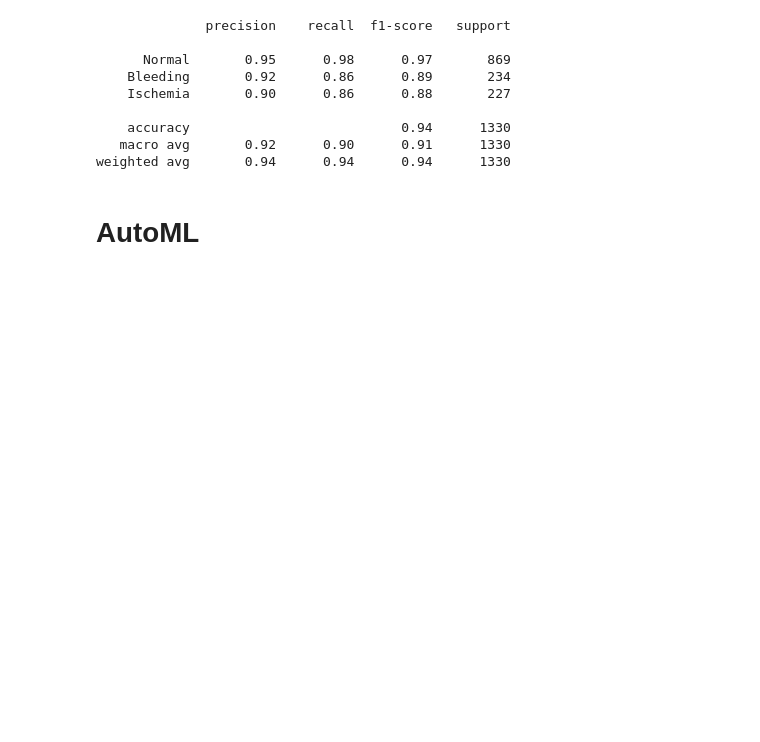
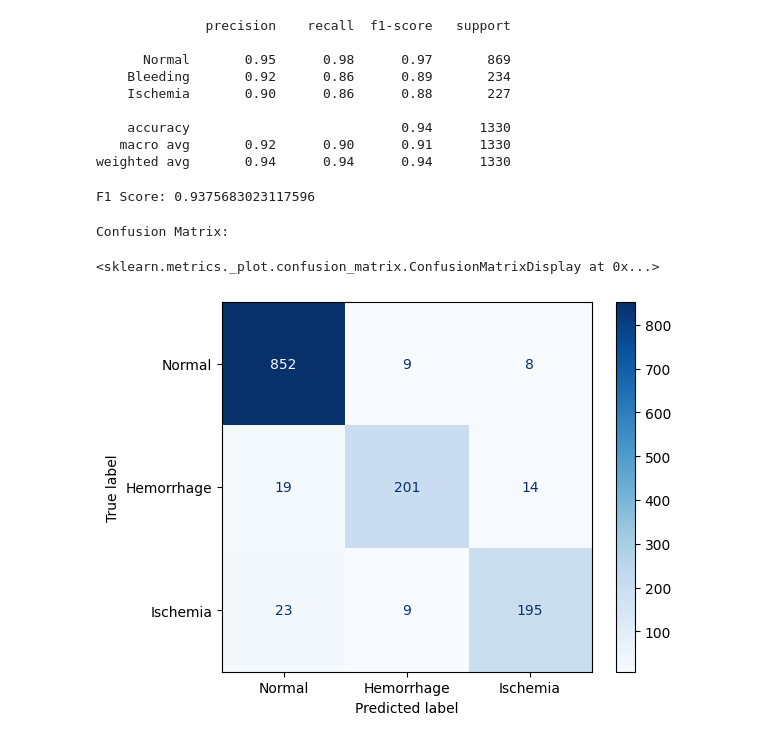
Before and after one commit to patrikpusztai10/AlexNet-with-SVM, a Jupyter notebook: AlexNet_SVM.ipynb, the cells around one changed output. Drawn from its saved outputs; the diff is of its cells as text; code cells hidden in the pictures; blank space fills up the shorter version.

Commit message:
Modified the confusion matrix names

```diff
--- a/AlexNet_SVM.ipynb
+++ b/AlexNet_SVM.ipynb
@@ -146,5 +146,3 @@ print(classification_report(y_val, y_pred, target_names=['Normal', 'Bleeding', '
     accuracy                           0.94      1330
    macro avg       0.92      0.90      0.91      1330
 weighted avg       0.94      0.94      0.94      1330
-# %% [markdown]
-# AutoML
@@ -152,0 +149,15 @@ import autokeras as ak
+# %%
+from sklearn.metrics import f1_score
+print("F1 Score:", f1_score(y_val, y_pred, average='weighted'))
+# %% [output]
+F1 Score: 0.9375683023117596
+# %%
+from sklearn.metrics import confusion_matrix, ConfusionMatrixDisplay
+import matplotlib.pyplot as plt
+print("Confusion Matrix:")
+confusion_matrix=confusion_matrix(y_val, y_pred)
+ConfusionMatrixDisplay(confusion_matrix = confusion_matrix, display_labels = ['Normal', 'Hemorrhage', 'Ischemia']).plot(cmap=plt.cm.Blues)
+# %% [output]
+Confusion Matrix:
+<sklearn.metrics._plot.confusion_matrix.ConfusionMatrixDisplay at 0x...>
+[figure, added]
```
Also changed, not shown: parts of 2 cells of this notebook.
